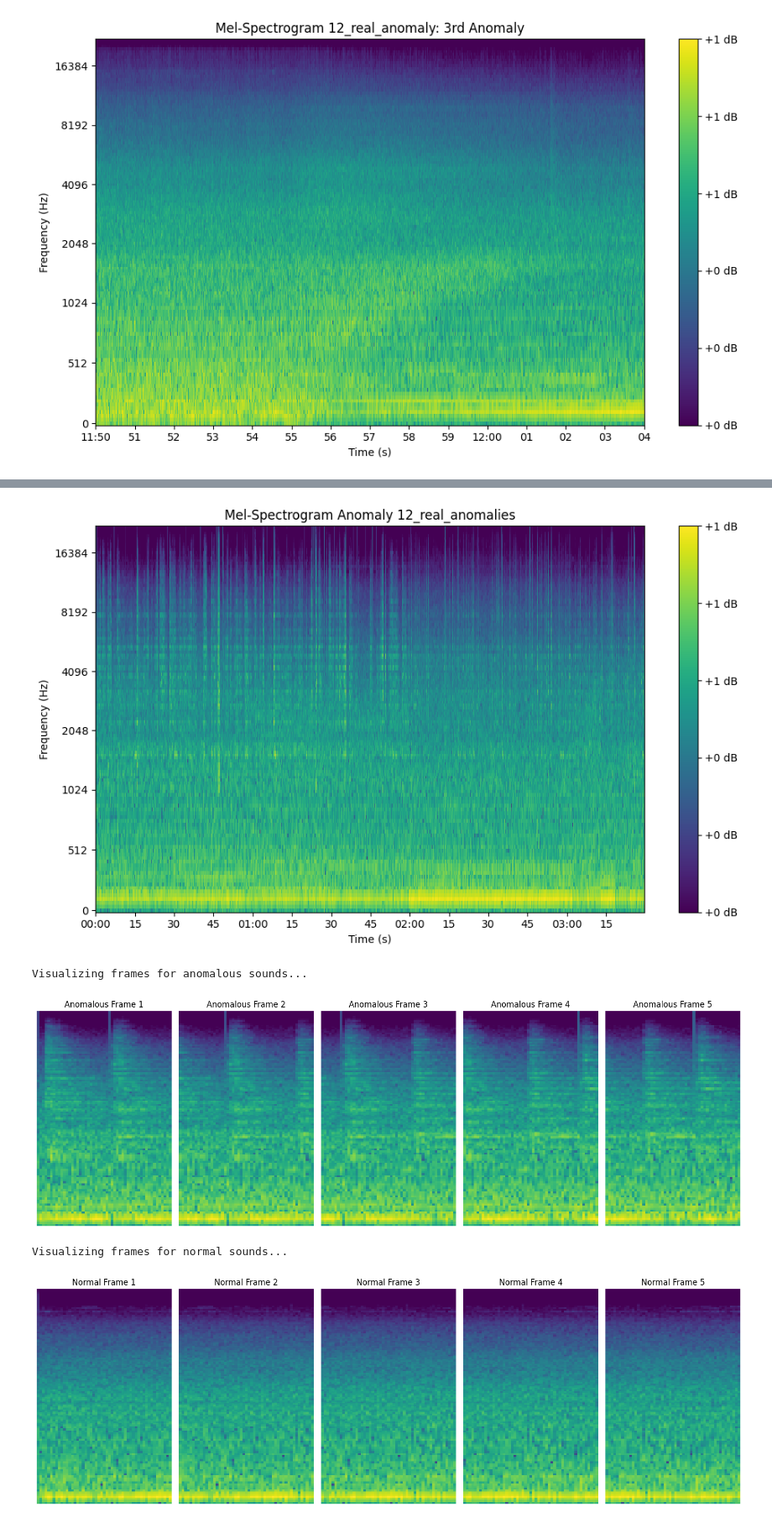
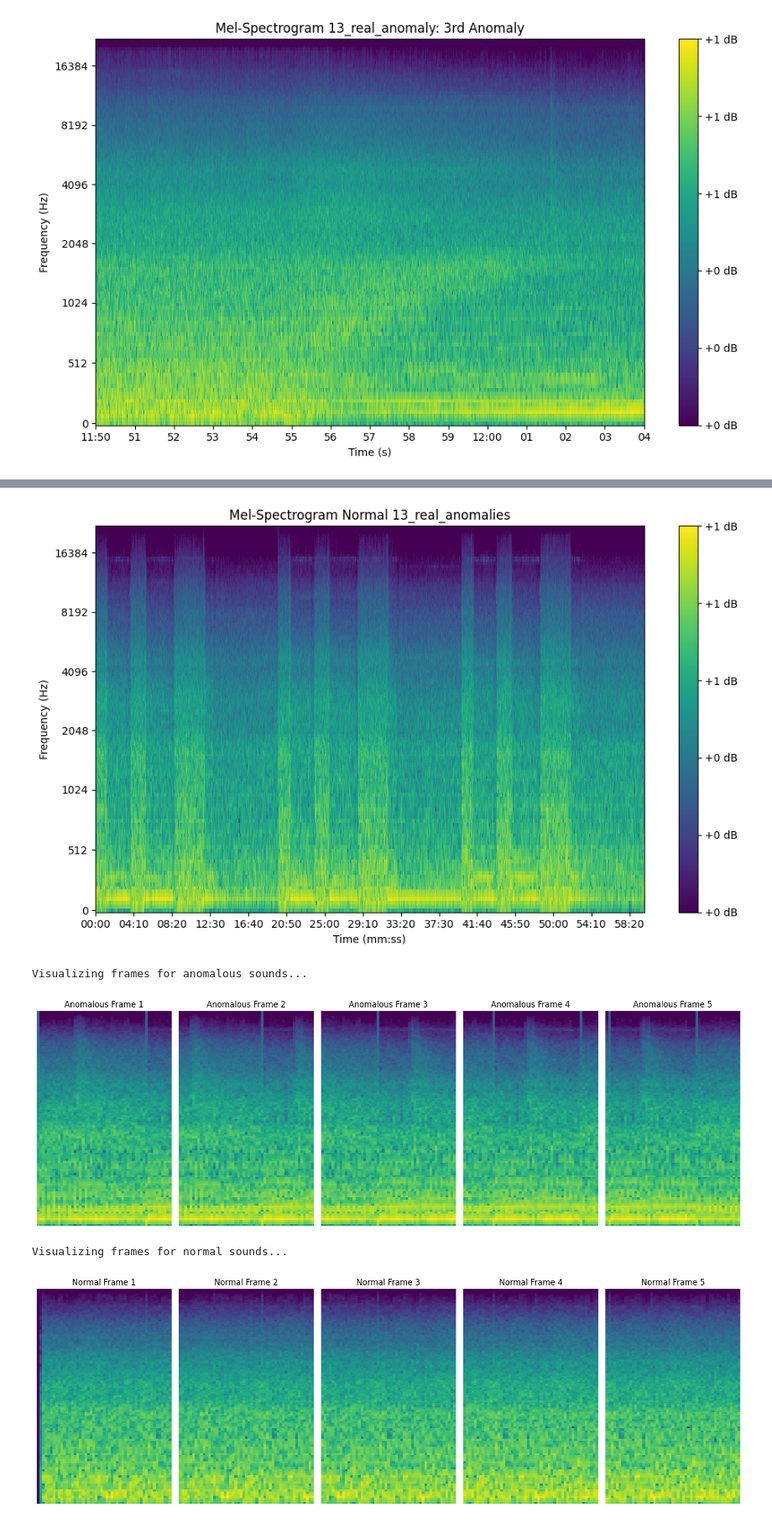
Before and after one commit to frodo-hu/Acoustic-Anomaly-Detection, a Jupyter notebook: Notebooks/Data Analysis/Data Analysis.ipynb, the cells around one changed output, grey strips where cells are left out. Shown at 84% size. Cells and saved outputs as stored; diff of their text form; code cells hidden in the pictures.

```diff
--- a/Notebooks/Data Analysis/Data Analysis.ipynb
+++ b/Notebooks/Data Analysis/Data Analysis.ipynb
@@ -341,14 +424,14 @@ Visualizing frames for normal sounds...
 ### Load Dataset
 # %%
 # Paths to audio files
-anomalous_audio_path_real = "../../Data/raw/11_synthetic_anomalies/A_09_10_experiment7_8.wav"
-normal_audio_path_real = "../../Data/raw/11_synthetic_anomalies/N_09_experiment7.wav"
+anomalous_audio_path_real = "../../Data/raw/13_real/Anomaly_knackgeräusche.wav"
+normal_audio_path_real = "../../Data/raw/13_real/Normal_knackgeräusche.wav"
 complete_audio_path_real = "../../Data/raw/08_livetest_anomalies/output_MIC1_2024-11-07_13-55-00_065414.wav"
 
 # Paths for saving frames and datasets
-output_anomalous_frames_path = "../../Data/frames/analysis_anomalous_frames_12_real_anomalies.npy"
-output_normal_frames_path = "../../Data/frames/analysis_normal_frames_12_real_anomalies.npy"
-output_complete_frames_path = "../../Data/frames/analysis_complete_frames_12_real_anomalies.npy"
+output_anomalous_frames_path = "../../Data/frames/analysis_anomalous_frames_13_real_anomalies.npy"
+output_normal_frames_path = "../../Data/frames/analysis_normal_frames_13_real_anomalies.npy"
+output_complete_frames_path = "../../Data/frames/analysis_complete_frames_13_real_anomalies.npy"
 
 # Ensure necessary directories exist
 os.makedirs(os.path.dirname(output_anomalous_frames_path), exist_ok=True)
@@ -356,8 +439,8 @@ os.makedirs(os.path.dirname(output_anomalous_frames_path), exist_ok=True)
 ### Generate Mel-Spectrogram
 # %%
 # Generate Mel-spectrograms
-mel_complete_12_real_anomalies, sr_complete_12_real_anomalies = generate_mel_spectrogram(complete_audio_path_real)
-mel_anomaly_12_real_anomalies, sr_anomaly_12_real_anomalies = generate_mel_spectrogram(anomalous_audio_path_real)
-mel_normal_12_real_anomalies, sr_normal_12_real_anomalies = generate_mel_spectrogram(normal_audio_path_real)
+mel_complete_13_real_anomalies, sr_complete_13_real_anomalies = generate_mel_spectrogram(complete_audio_path_real)
+mel_anomaly_13_real_anomalies, sr_anomaly_13_real_anomalies = generate_mel_spectrogram(anomalous_audio_path_real)
+mel_normal_13_real_anomalies, sr_normal_13_real_anomalies = generate_mel_spectrogram(normal_audio_path_real)
 # %%
 # Ensure sampling rates match
@@ -367,11 +450,11 @@ assert sr_anomaly_12_real_anomalies == sr_normal_12_real_anomalies, "Sampling ra
 # %%
 # Calculate frame and hop sizes
 hop_length = 512
-frame_size = int((time_per_frame * sr_anomaly_12_real_anomalies) / hop_length)
+frame_size = int((time_per_frame * sr_anomaly_13_real_anomalies) / hop_length)
 hop_size = int(frame_size * hop_ratio)
 # %%
 # Generate frames
-frames_anomaly_12_real_anomalies = generate_frames(mel_anomaly_12_real_anomalies, frame_size, hop_size)
-frames_normal_12_real_anomalies = generate_frames(mel_normal_12_real_anomalies, frame_size, hop_size)
+frames_anomaly_13_real_anomalies = generate_frames(mel_anomaly_13_real_anomalies, frame_size, hop_size)
+frames_normal_13_real_anomalies = generate_frames(mel_normal_13_real_anomalies, frame_size, hop_size)
 # %%
 # Save frames
@@ -517,9 +622,9 @@ plt.show()
 # Create a single plot
 fig, ax = plt.subplots(figsize=(10, 6))
 
-# Plot Anomaly Mel-Spectrogram
-img1 = librosa.display.specshow(mel_anomaly_12_real_anomalies, sr=sr_anomaly_12_real_anomalies, x_axis='time', y_axis='mel', cmap='viridis', ax=ax)
-ax.set(title='Mel-Spectrogram Anomaly 12_real_anomalies', xlabel='Time (s)', ylabel='Frequency (Hz)')
+# Plot Normal Mel-Spectrogram
+img1 = librosa.display.specshow(mel_normal_13_real_anomalies, sr=sr_normal_13_real_anomalies, x_axis='time', y_axis='mel', cmap='viridis', ax=ax)
+ax.set(title='Mel-Spectrogram Normal 13_real_anomalies', xlabel='Time (mm:ss)', ylabel='Frequency (Hz)')
 
 # Set the x-axis to display only specified part of spectrogram (in seconds)
 # ax.set_xlim([14, 28])
@@ -532,7 +637,7 @@ def format_time(x, pos):
     if x == ax.get_xlim()[0] or seconds == 0:
         return f"{minutes:02d}:{seconds:02d}"
     else:
-        return f"{seconds:02d}"
+        return f"{minutes:02d}:{seconds:02d}"
 
 # Apply the formatter to the x-axis
 ax.xaxis.set_major_locator(ticker.MaxNLocator(nbins=15))  # Set 15 ticks
@@ -543,21 +648,21 @@ fig.colorbar(img1, ax=ax, format='%+2.0f dB')
 
 # Adjust layout
 plt.tight_layout()
-plt.savefig('../../Data/mel/mel_spectrogram_12_real_anomalies_A.png')
+plt.savefig('../../Data/mel/mel_spectrogram_13_real_anomalies_N.png')
 plt.show()
 # %% [output]
-[figure, old version]
+[figure, new version]
 # %%
 # Visualize anomalous frames
 print("Visualizing frames for anomalous sounds...")
-plot_frames(frames_anomaly_12_real_anomalies, num_frames=5, title_prefix="Anomalous Frame")
+plot_frames(frames_anomaly_13_real_anomalies, num_frames=5, title_prefix="Anomalous Frame")
 # %% [output]
 Visualizing frames for anomalous sounds...
-[figure, old version]
+[figure, new version]
 # %%
 # Visualize normal frames
 print("Visualizing frames for normal sounds...")
-plot_frames(frames_normal_12_real_anomalies, num_frames=5, title_prefix="Normal Frame")
+plot_frames(frames_normal_13_real_anomalies, num_frames=5, title_prefix="Normal Frame")
 # %% [output]
 Visualizing frames for normal sounds...
-[figure, old version]
+[figure, new version]
```
Also changed, not shown: parts of 37 cells of this notebook.
